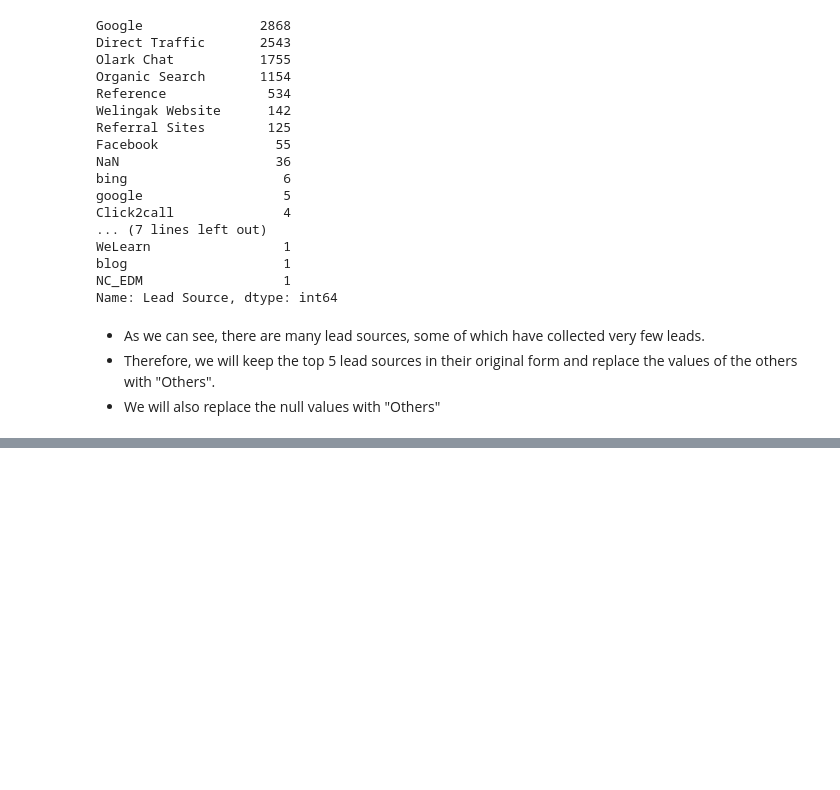
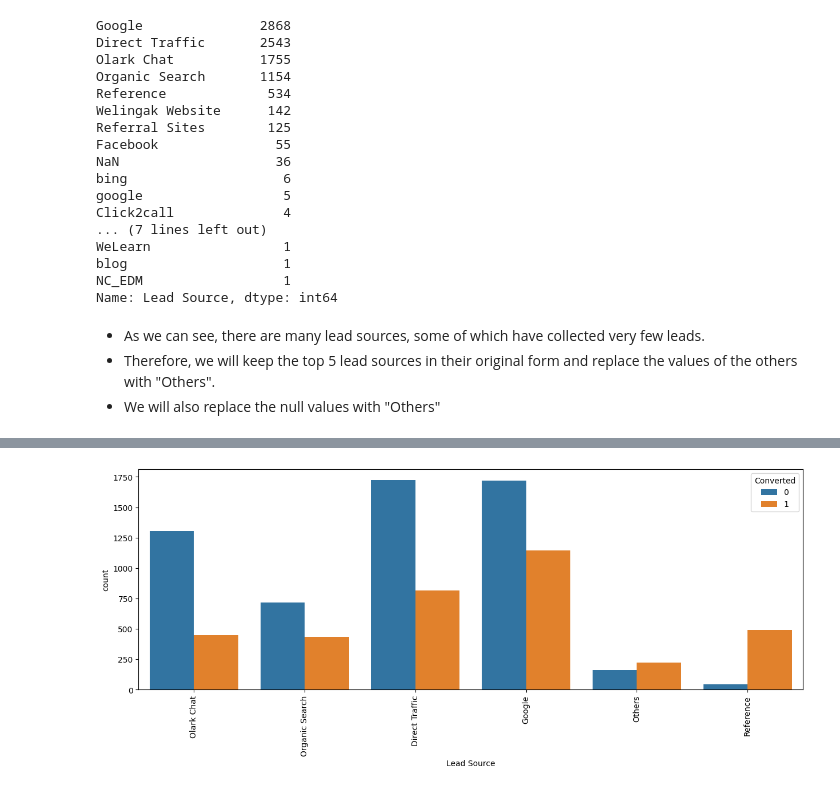
Before and after one commit to BharatPanera/lead_scoring_case_study, a Jupyter notebook: lead_scoring.ipynb, the cells around one changed output, grey strips where cells are left out. Drawn from its saved outputs; the diff is of its cells as text; code cells hidden in the pictures; blank space fills up the shorter version.

Commit message:
completed analysis of Lead source variable

```diff
--- a/lead_scoring.ipynb
+++ b/lead_scoring.ipynb
@@ -351 +354,6 @@ NaN                 36
 Name: Lead Source, dtype: int64
+# %%
+# Create plot for better understanding
+create_plot("Lead Source")
+# %% [output]
+[figure, added]
```
Also changed, not shown: parts of 4 cells of this notebook.
